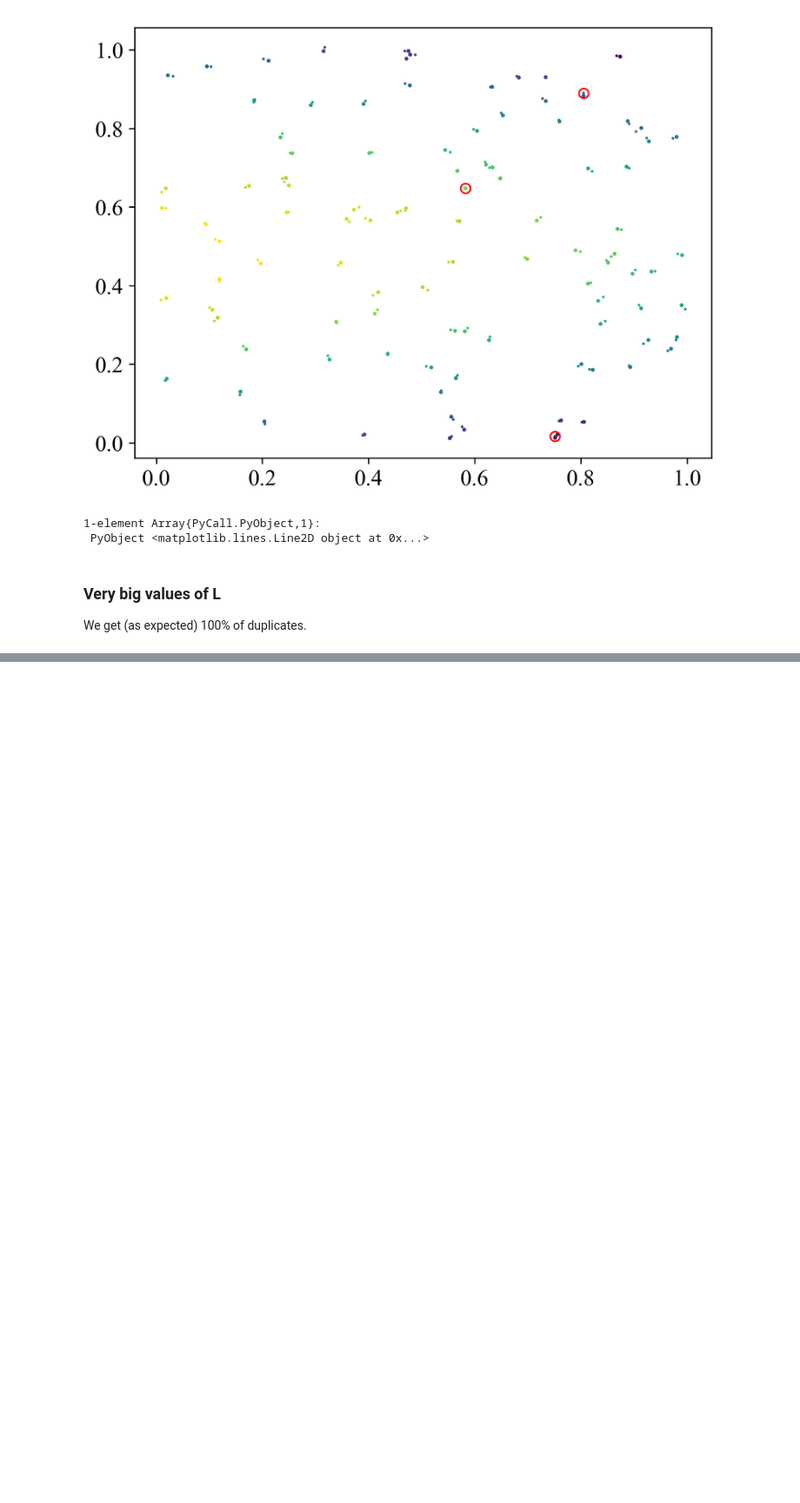
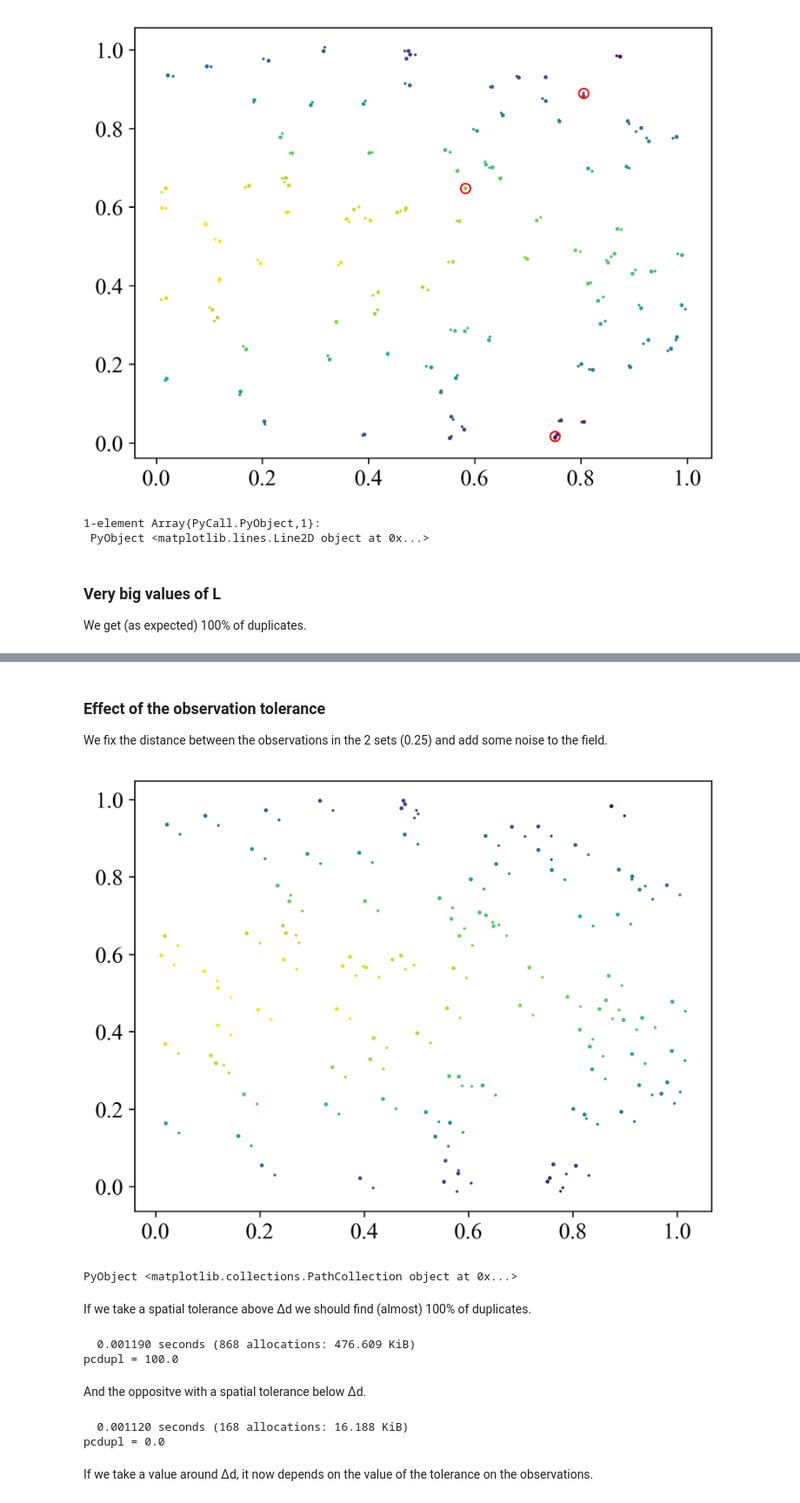
Before and after one commit to gher-uliege/SeaDataCloud, a Jupyter notebook: Julia/Climatologies/duplicate_detection_smallarea.ipynb, the cells around one changed output, grey strips where cells are left out. Shown at 87% size. Drawn from its saved outputs; the diff is of its cells as text; code cells hidden in the pictures; blank space fills up the shorter version.

```diff
--- a/Julia/Climatologies/duplicate_detection_smallarea.ipynb
+++ b/Julia/Climatologies/duplicate_detection_smallarea.ipynb
@@ -234,0 +426,52 @@ pcdupl = 100.0
+# %% [markdown]
+### Effect of the observation tolerance
+We fix the distance between the observations in the 2 sets (0.25) and add some noise to the field.
+# %%
+Δd = 0.025
+NN = 100;
+err = 0.02
+Random.seed!(642);
+x1 = rand(NN);
+Random.seed!(891);
+y1 = rand(NN);
+z1 = cos.(x1) + sin.(π * y1);
+x2 = x1 .+ Δd
+y2 = y1 .- Δd
+z2 = z1 .+ err * (rand(NN) .- 0.5)
+PyPlot.scatter(x1, y1, c=z1, s=2)
+PyPlot.scatter(x2, y2, c=z2, s=.5)
+# %% [output]
+[figure, added]
+PyObject <matplotlib.collections.PathCollection object at 0x...>
+# %% [markdown]
+If we take a spatial tolerance above Δd we should find (almost) 100% of duplicates.
+# %%
+@time dupl = DIVAnd.Quadtrees.checkduplicates(
+            (x1, y1), z1,
+            (x2, y1), z2,
+            (Δd * 2.0, Δd * 2.0), 0.1);
+
+index = findall(.!isempty.(dupl));
+ndupl = length(index);
+pcdupl = ndupl / NN * 100;
+@show pcdupl;
+# %% [output]
+  0.001190 seconds (868 allocations: 476.609 KiB)
+pcdupl = 100.0
+# %% [markdown]
+And the oppositve with a spatial tolerance below Δd.
+# %%
+@time dupl = DIVAnd.Quadtrees.checkduplicates(
+            (x1, y1), z1,
+            (x2, y1), z2,
+            (Δd * 0.15, Δd * 0.15), 0.1);
+
+index = findall(.!isempty.(dupl));
+ndupl = length(index);
+pcdupl = ndupl / NN * 100;
+@show pcdupl;
+# %% [output]
+  0.001120 seconds (168 allocations: 16.188 KiB)
+pcdupl = 0.0
+# %% [markdown]
+If we take a value around Δd, it now depends on the value of the tolerance on the observations.
```
Also changed, not shown: parts of 18 cells of this notebook, 20 other files.
